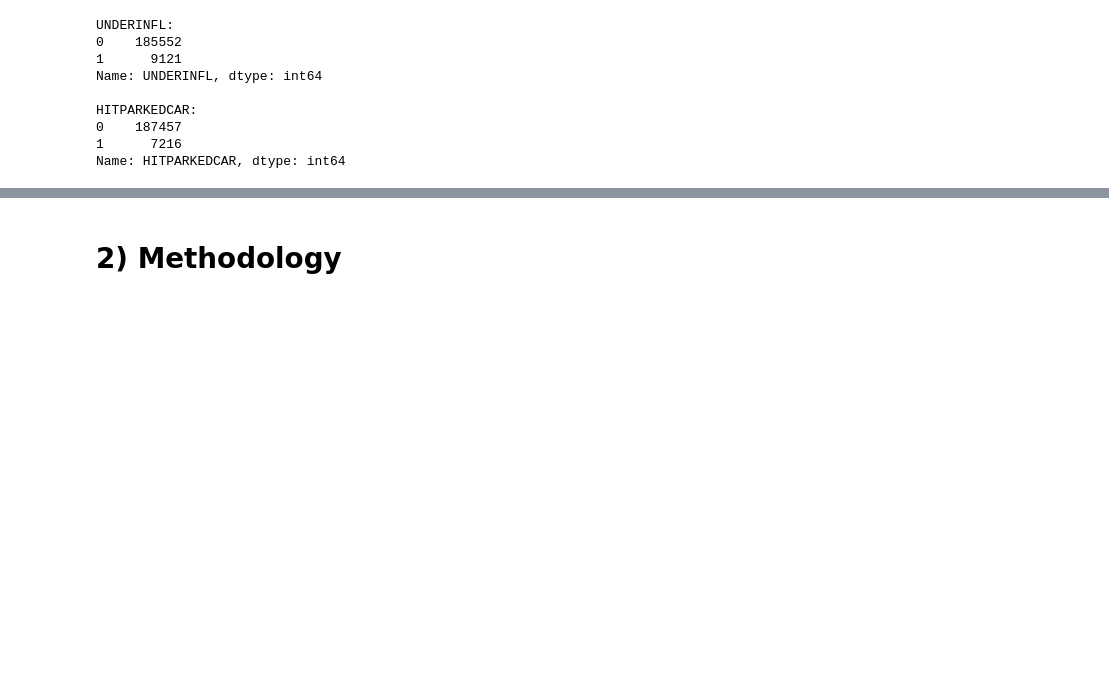
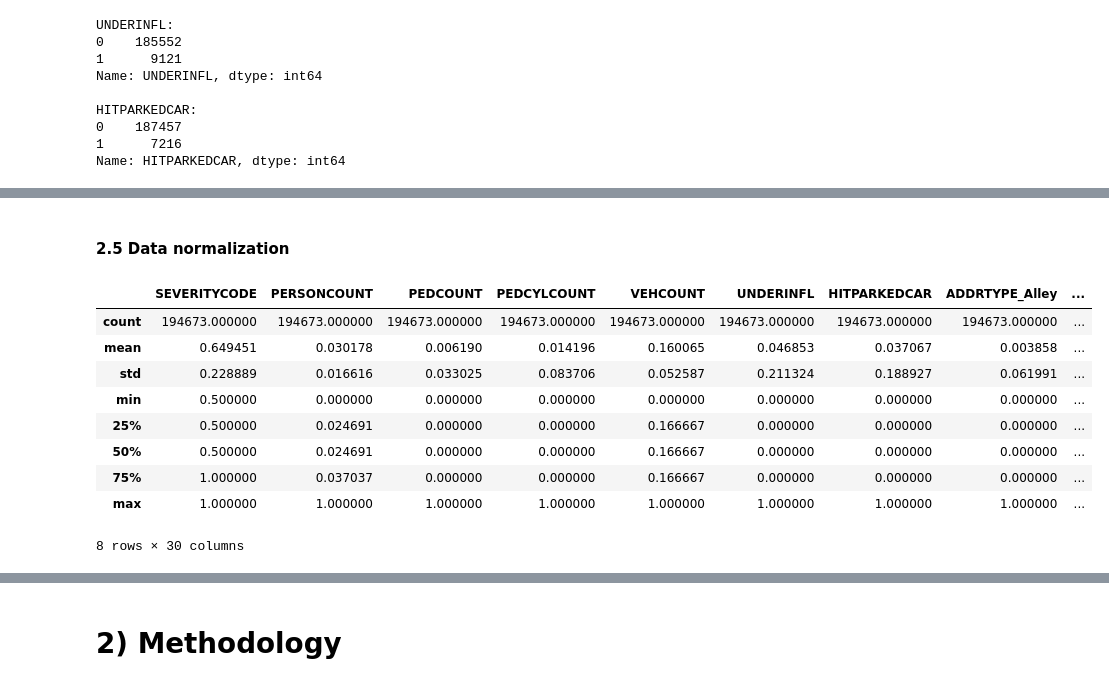
Before and after one commit to michaelrodgam/Coursera_Capstone, a Jupyter notebook: Data_Science Final_Project Notebook.ipynb, the cells around one changed output, grey strips where cells are left out. Cells and saved outputs as stored; diff of their text form; code cells hidden in the pictures; blank space fills up the shorter version.

```diff
--- a/Data_Science Final_Project Notebook.ipynb
+++ b/Data_Science Final_Project Notebook.ipynb
@@ -287,0 +364,20 @@ df.corr()
+# %% [markdown]
+<h4>2.5 Data normalization</h4>
+# %%
+#data descriptive analysis
+df_scaled = df
+df_scaled.drop(['INCDATE'], axis=1, inplace=True)
+for column in df_scaled.columns:
+    df_scaled[column] = df[column]  / df[column].abs().max()
+df_scaled.describe()
+# %% [output]
+|  | SEVERITYCODE | PERSONCOUNT | PEDCOUNT | PEDCYLCOUNT | VEHCOUNT | UNDERINFL | HITPARKEDCAR | ADDRTYPE_Alley | ... |
+| count | 194673.000000 | 194673.000000 | 194673.000000 | 194673.000000 | 194673.000000 | 194673.000000 | 194673.000000 | 194673.000000 | ... |
+| mean | 0.649451 | 0.030178 | 0.006190 | 0.014196 | 0.160065 | 0.046853 | 0.037067 | 0.003858 | ... |
+| std | 0.228889 | 0.016616 | 0.033025 | 0.083706 | 0.052587 | 0.211324 | 0.188927 | 0.061991 | ... |
+| min | 0.500000 | 0.000000 | 0.000000 | 0.000000 | 0.000000 | 0.000000 | 0.000000 | 0.000000 | ... |
+| 25% | 0.500000 | 0.024691 | 0.000000 | 0.000000 | 0.166667 | 0.000000 | 0.000000 | 0.000000 | ... |
+| 50% | 0.500000 | 0.024691 | 0.000000 | 0.000000 | 0.166667 | 0.000000 | 0.000000 | 0.000000 | ... |
+| 75% | 1.000000 | 0.037037 | 0.000000 | 0.000000 | 0.166667 | 0.000000 | 0.000000 | 0.000000 | ... |
+| max | 1.000000 | 1.000000 | 1.000000 | 1.000000 | 1.000000 | 1.000000 | 1.000000 | 1.000000 | ... |
+8 rows × 30 columns
```
Also changed, not shown: parts of 13 cells of this notebook.
